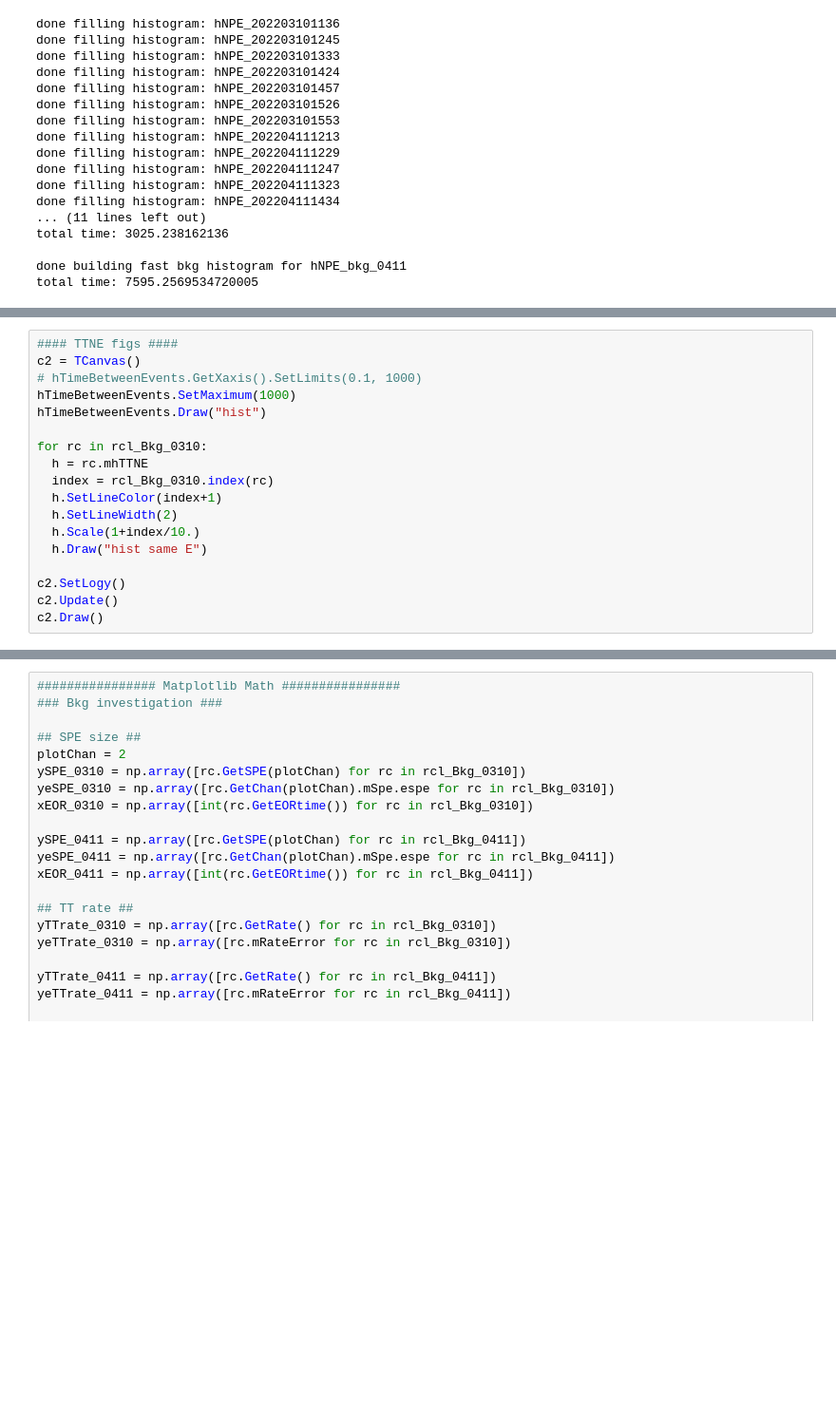
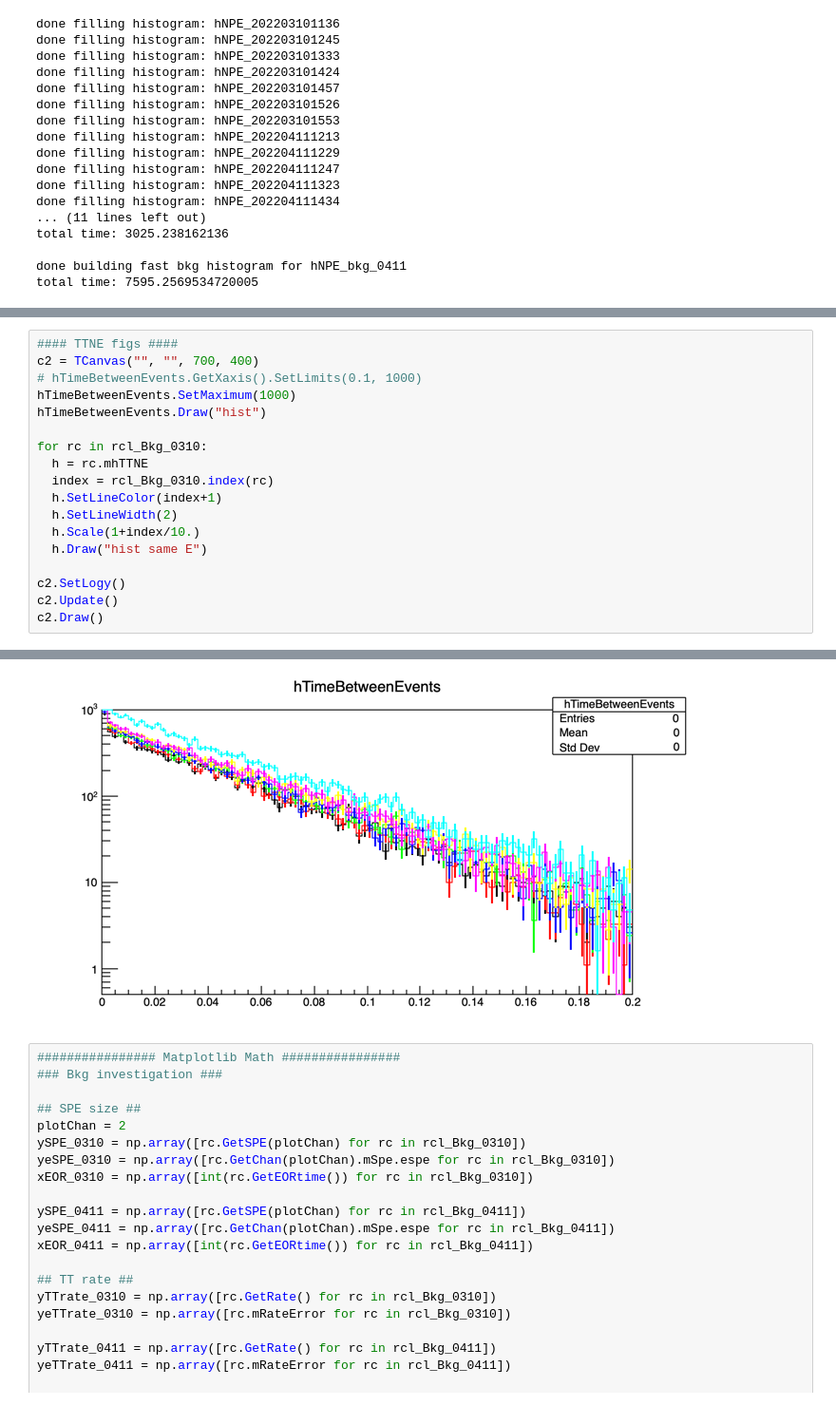
Before and after one commit to austindsc/cf4_analysisPipeline, a Jupyter notebook: code1Analysis/ana1_Cs_bkgs_v1.ipynb, the cells around one changed output, grey strips where cells are left out. Shown at 95% size. Cells and saved outputs as stored; diff of their text form; blank space fills up the shorter version.

```diff
--- a/code1Analysis/ana1_Cs_bkgs_v1.ipynb
+++ b/code1Analysis/ana1_Cs_bkgs_v1.ipynb
@@ -186,6 +263,6 @@ c0.Draw()
 # %%
 #### TTNE figs ####
-c2 = TCanvas()
+c2 = TCanvas("", "", 700, 400)
 # hTimeBetweenEvents.GetXaxis().SetLimits(0.1, 1000)
 hTimeBetweenEvents.SetMaximum(1000)
 hTimeBetweenEvents.Draw("hist")
@@ -206,3 +282,4 @@ c2.Draw()
+[figure, added]
 # %%
 ################ Matplotlib Math ################
 ### Bkg investigation ###
```
Also changed, not shown: parts of 11 cells of this notebook, 5 other files.
